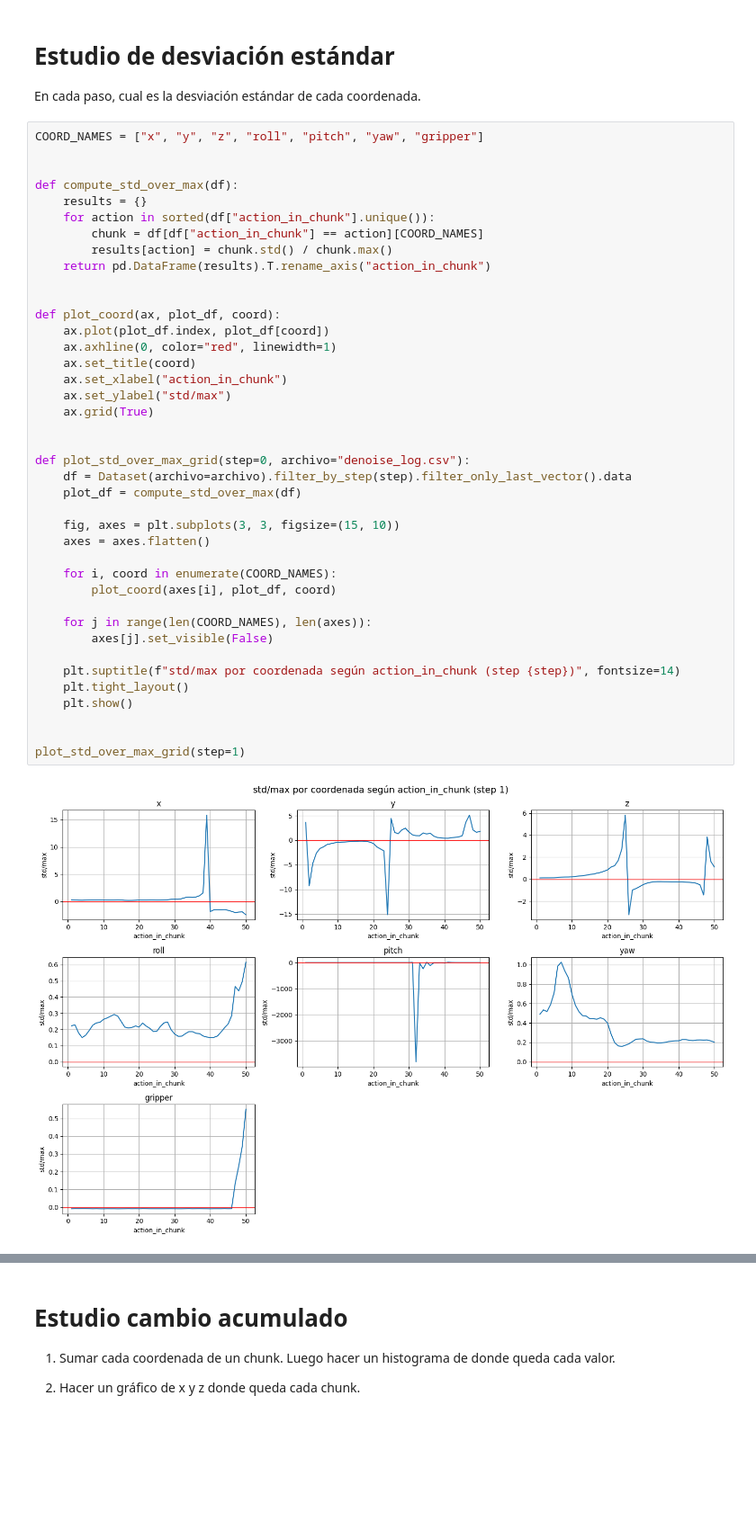
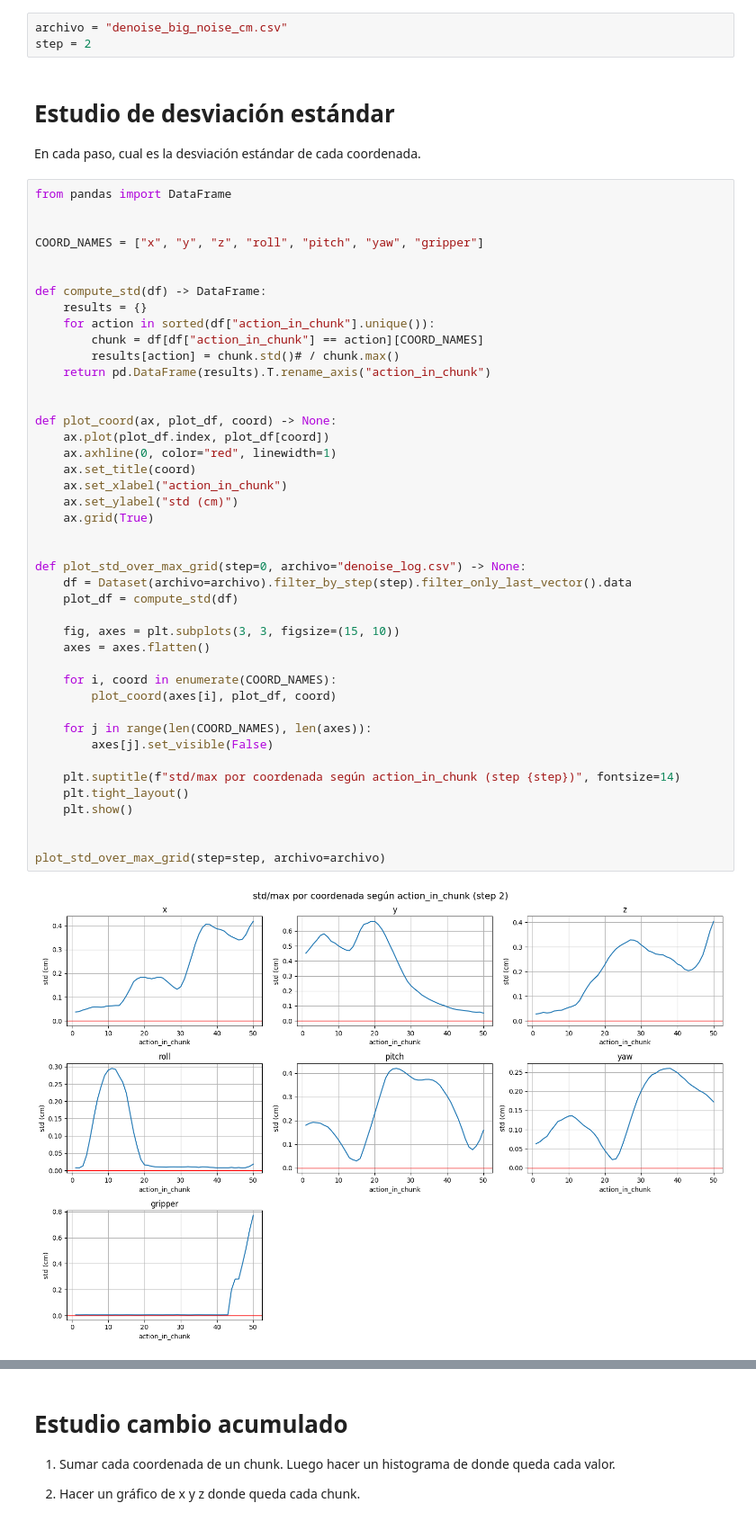
Before and after one commit to diegoftpxd/MuJoCo-simulation, a Jupyter notebook: estudio_vectores_iniciales.ipynb, the cells around one changed output, grey strips where cells are left out. Shown at 90% size. Saved outputs shown, nothing was run; the diff lists cells and outputs as text; blank space fills up the shorter version.

```diff
--- a/estudio_vectores_iniciales.ipynb
+++ b/estudio_vectores_iniciales.ipynb
@@ -82,48 +82,54 @@ Dataset().filter_by_step(2).filter_by_action_in_chunk(2).data
 | 15112 | 2 | 584 | 0 | 9 | 9.999993e-02 | 10 | -0.047900 | -0.107597 | 0.202311 | 0.015468 | -0.005427 | ... |
 | 15113 | 2 | 584 | 0 | 10 | -7.450581e-08 | 10 | -0.040893 | -0.261464 | 0.184915 | -0.003321 | -0.099542 | ... |
 2024 rows × 15 columns
+# %%
+archivo = "denoise_big_noise_cm.csv"
+step = 2
 # %% [markdown]
 # Estudio de desviación estándar
 En cada paso, cual es la desviación estándar de cada coordenada.
 # %%
+from pandas import DataFrame
+
+
 COORD_NAMES = ["x", "y", "z", "roll", "pitch", "yaw", "gripper"]
 
 
-def compute_std_over_max(df):
+def compute_std(df) -> DataFrame:
     results = {}
     for action in sorted(df["action_in_chunk"].unique()):
         chunk = df[df["action_in_chunk"] == action][COORD_NAMES]
-        results[action] = chunk.std() / chunk.max()
+        results[action] = chunk.std()# / chunk.max()
     return pd.DataFrame(results).T.rename_axis("action_in_chunk")
 
 
-def plot_coord(ax, plot_df, coord):
+def plot_coord(ax, plot_df, coord) -> None:
     ax.plot(plot_df.index, plot_df[coord])
     ax.axhline(0, color="red", linewidth=1)
     ax.set_title(coord)
     ax.set_xlabel("action_in_chunk")
-    ax.set_ylabel("std/max")
+    ax.set_ylabel("std (cm)")
     ax.grid(True)
 
 
-def plot_std_over_max_grid(step=0, archivo="denoise_log.csv"):
+def plot_std_over_max_grid(step=0, archivo="denoise_log.csv") -> None:
     df = Dataset(archivo=archivo).filter_by_step(step).filter_only_last_vector().data
-    plot_df = compute_std_over_max(df)
+    plot_df = compute_std(df)
 
     fig, axes = plt.subplots(3, 3, figsize=(15, 10))
     axes = axes.flatten()
 
     for i, coord in enumerate(COORD_NAMES):
         plot_coord(axes[i], plot_df, coord)
 
     for j in range(len(COORD_NAMES), len(axes)):
         axes[j].set_visible(False)
 
     plt.suptitle(f"std/max por coordenada según action_in_chunk (step {step})", fontsize=14)
     plt.tight_layout()
     plt.show()
 
 
-plot_std_over_max_grid(step=1)
+plot_std_over_max_grid(step=step, archivo=archivo)
 # %% [output]
-[figure, old version]
+[figure, new version]
```
Also changed, not shown: parts of 4 cells of this notebook, 4 other files.
